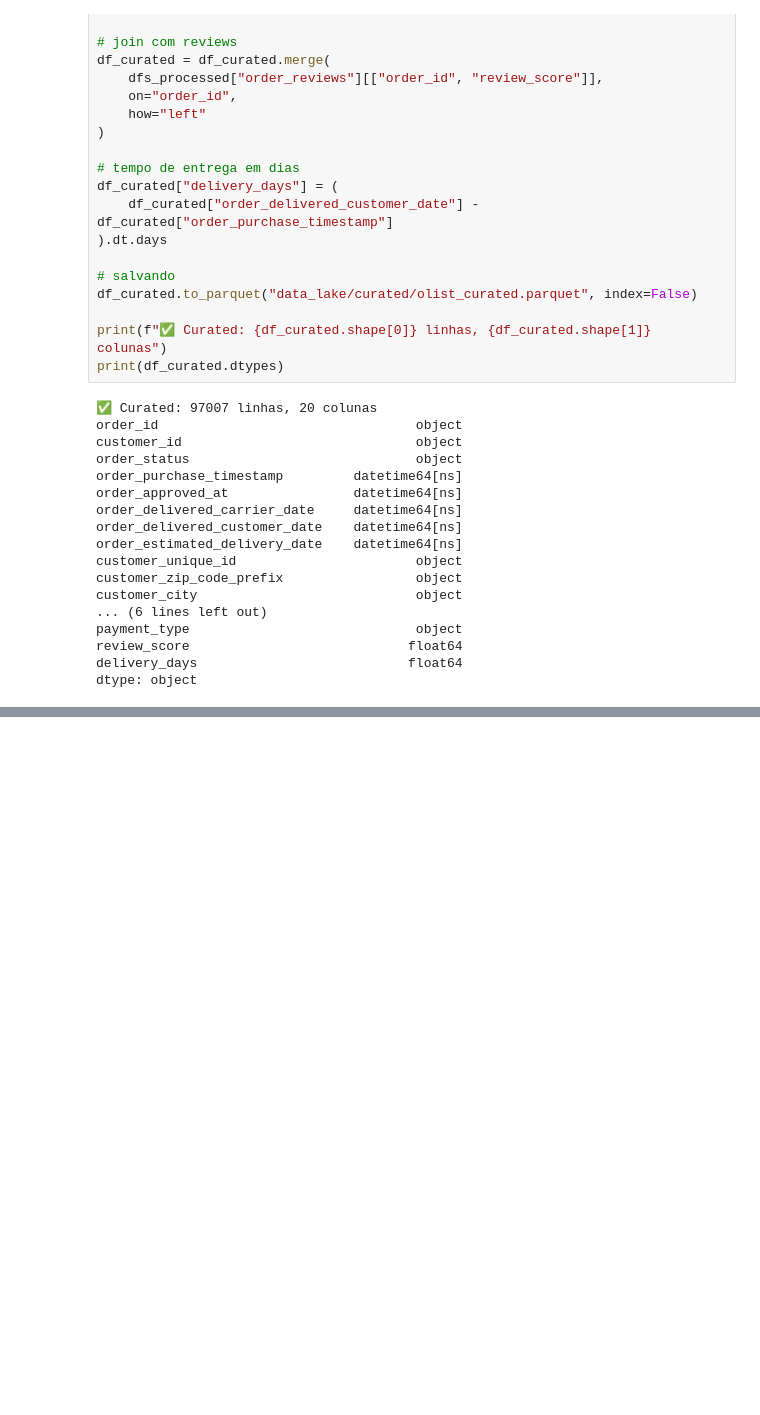
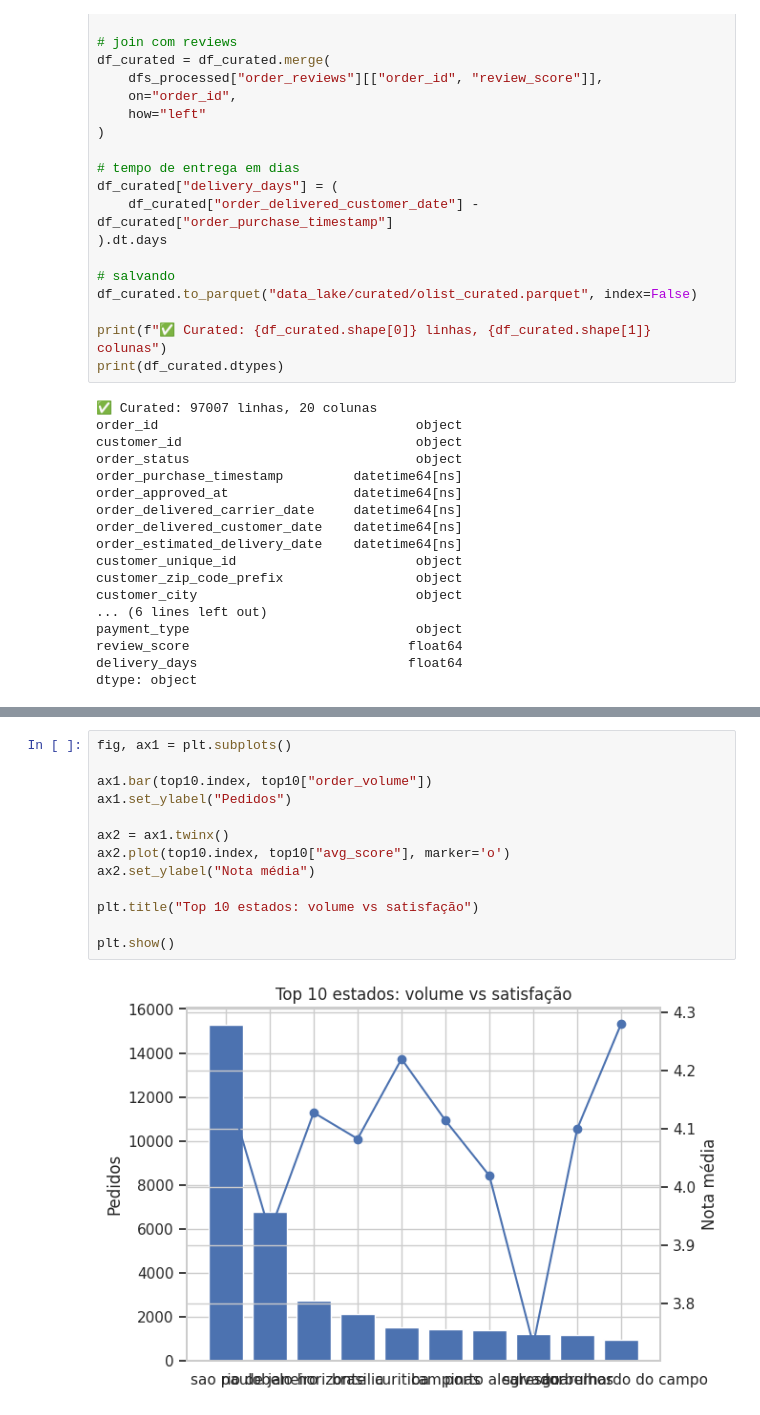
Before and after one commit to th900/projeto-de-engenharia-de-dados-olist, a Jupyter notebook: E_COMMERCE.ipynb, the cells around one changed output, grey strips where cells are left out. Drawn from its saved outputs; the diff is of its cells as text; blank space fills up the shorter version.

```diff
--- a/E_COMMERCE.ipynb
+++ b/E_COMMERCE.ipynb
@@ -521,0 +539,15 @@ df_curated
+# %%
+fig, ax1 = plt.subplots()
+
+ax1.bar(top10.index, top10["order_volume"])
+ax1.set_ylabel("Pedidos")
+
+ax2 = ax1.twinx()
+ax2.plot(top10.index, top10["avg_score"], marker='o')
+ax2.set_ylabel("Nota média")
+
+plt.title("Top 10 estados: volume vs satisfação")
+
+plt.show()
+# %% [output]
+[figure, added]
```
Also changed, not shown: parts of 4 cells of this notebook.
